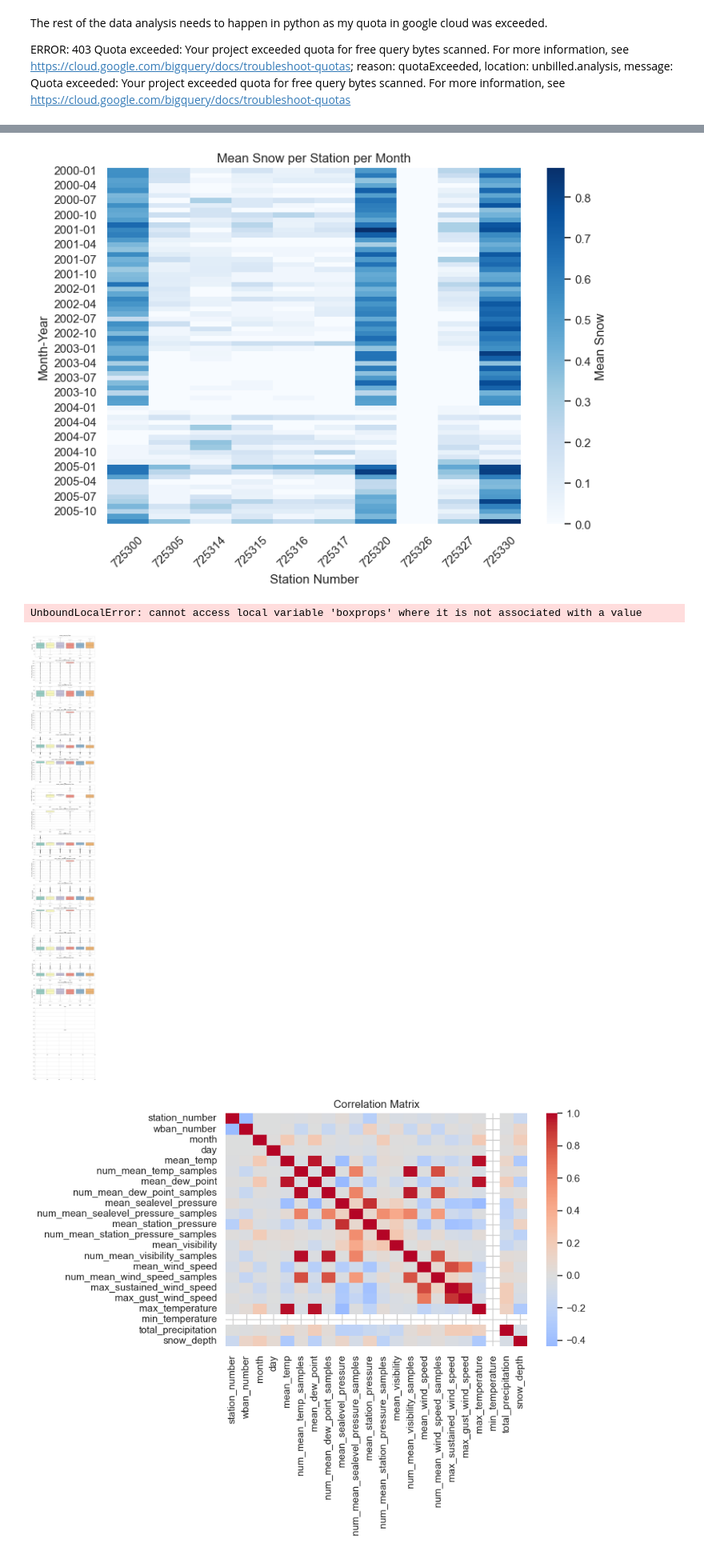
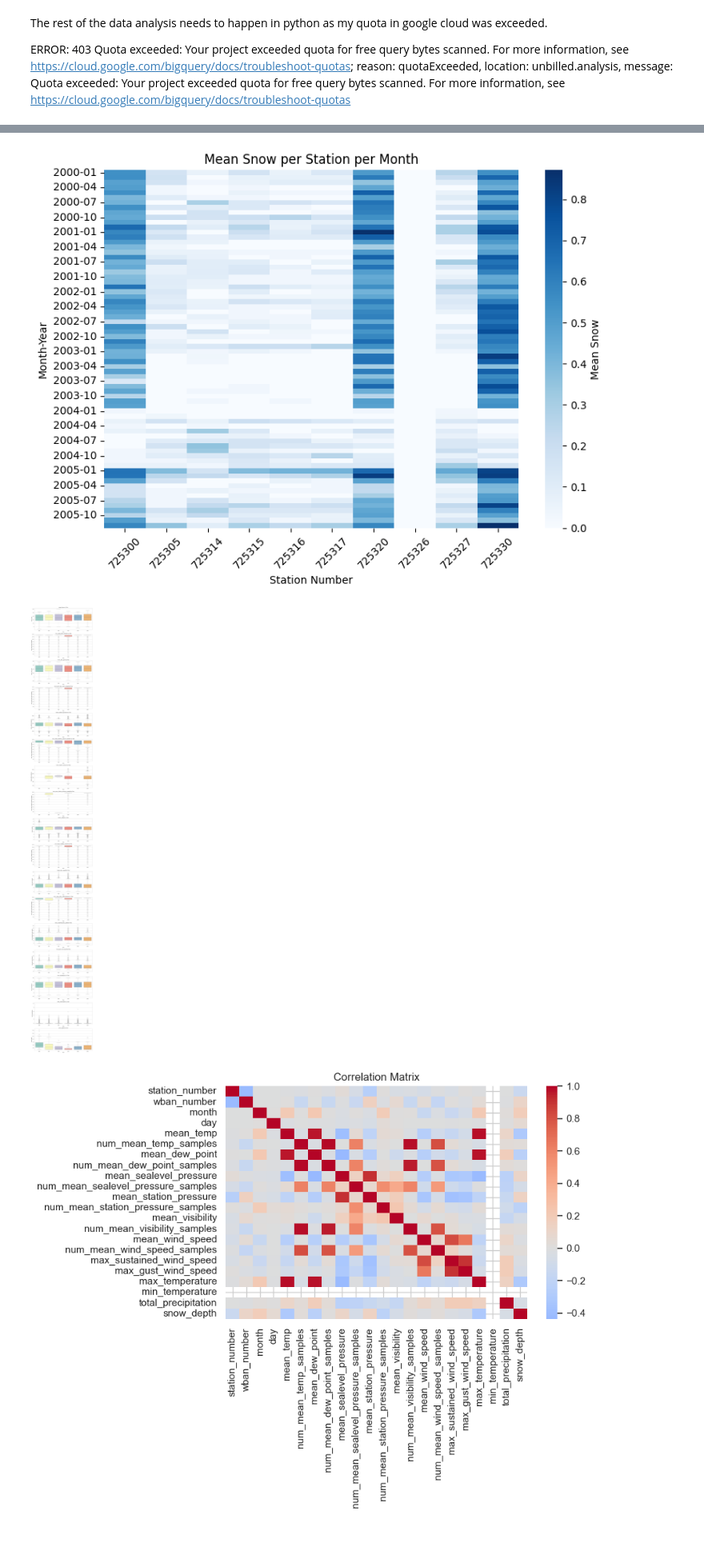
Before and after one commit to Tes-star/code-challenges, a Jupyter notebook: datascience/Coding Challenge.ipynb, the cells around one changed output, grey strips where cells are left out. Shown at 80% size. Cells and saved outputs as stored; diff of their text form; code cells hidden in the pictures.

```diff
--- a/datascience/Coding Challenge.ipynb
+++ b/datascience/Coding Challenge.ipynb
@@ -232,10 +244,6 @@ WHERE
     year BETWEEN 2000 AND 2005
     AND station_number BETWEEN 725300 AND 725330;
 # %%
-import pandas as pd
-import matplotlib.pyplot as plt
-import seaborn as sns
-
 def visualize_observations_per_station(data: pd.DataFrame):
 
     # ensure the code does not modify the original data
@@ -266,6 +274,9 @@ def visualize_observations_per_station(data: pd.DataFrame):
     plt.tight_layout()
     plt.show()
 
-# Example usage:
+raw_weather_data = raw_weather_data # fix vs code bug thinking raw_weather_data is not defined from the bigquery cell
+
 visualize_observations_per_station(raw_weather_data)
+
+# Observations are mostly equally distributed across stations and months
 # %% [output]
@@ -304,18 +315,14 @@ def visualize_mean_snow_per_station(data: pd.DataFrame):
     plt.tight_layout()
     plt.show()
 
-# Example usage:
-# visualize_mean_snow_per_station(cleaned_weather_data)
+visualize_mean_snow_per_station(raw_weather_data)
 
-visualize_mean_snow_per_station(raw_weather_data)
+# Observation 1: The stations show varying levels of snowfall, with some stations consistently reporting higher snowfall than others.
+# Observation 2: Snowfall for 2004 seems to be drasticly lower than in other years,
+#                indicating a potential anomaly or change in weather patterns. -> Dont use 2004 data
 # %% [output]
-[figure, old version]
+[figure, new version]
 # %%
-import pandas as pd
-import matplotlib.pyplot as plt
-import seaborn as sns
-
-
 def boxplots_by_year(data: pd.DataFrame, numeric_cols: list):
     # Ensure 'date' is datetime
     data['date'] = pd.to_datetime(data['date'])
@@ -324,39 +331,41 @@ def boxplots_by_year(data: pd.DataFrame, numeric_cols: list):
     data['year'] = data['date'].dt.year
 
     # Set seaborn style
-    sns.set(style="whitegrid")
+    sns.set_theme(style="whitegrid")
 
     # Create one subplot per numeric variable
     num_vars = len(numeric_cols)
     fig, axes = plt.subplots(nrows=num_vars, ncols=1, figsize=(12, 5 * num_vars), sharex=False)
 
     if num_vars == 1:
         axes = [axes]  # Make iterable if just one
 
     for ax, col in zip(axes, numeric_cols):
         sns.boxplot(
             data=data,
             x='year',
             y=col,
             hue='year',
             palette='Set3',
             ax=ax,
             legend=False,
             order=sorted(data['year'].unique())
         )
         ax.set_title(f'{col} by Year', fontsize=14)
         ax.set_xlabel('Year')
         ax.set_ylabel(col)
 
     plt.tight_layout()
     plt.show()
 
 
-numeric_cols = raw_weather_data.select_dtypes(include='number').drop(columns=['year', 'month', 'day','station_number', 'wban_number']).columns.tolist()
+numeric_cols = raw_weather_data.select_dtypes(include='number').drop(columns=['year', 'month', 'day','station_number', 'wban_number', 'min_temperature']).columns.tolist()
 boxplots_by_year(raw_weather_data, numeric_cols)
+
+
+# Observation 1: Besides num_mean_station_pressure_samples the other numeric variables show a consistent distribution across the years.
 # %% [output]
-UnboundLocalError: cannot access local variable 'boxprops' where it is not associated with a value
-[figure, old version]
+[figure, new version]
 # %%
 # visualise a heatmap of the correlation matrix of the numeric columns once for 2004 and once for all other years
 def correlation_heatmaps(data: pd.DataFrame):
```
Also changed, not shown: parts of 20 cells of this notebook, 1 other file.
